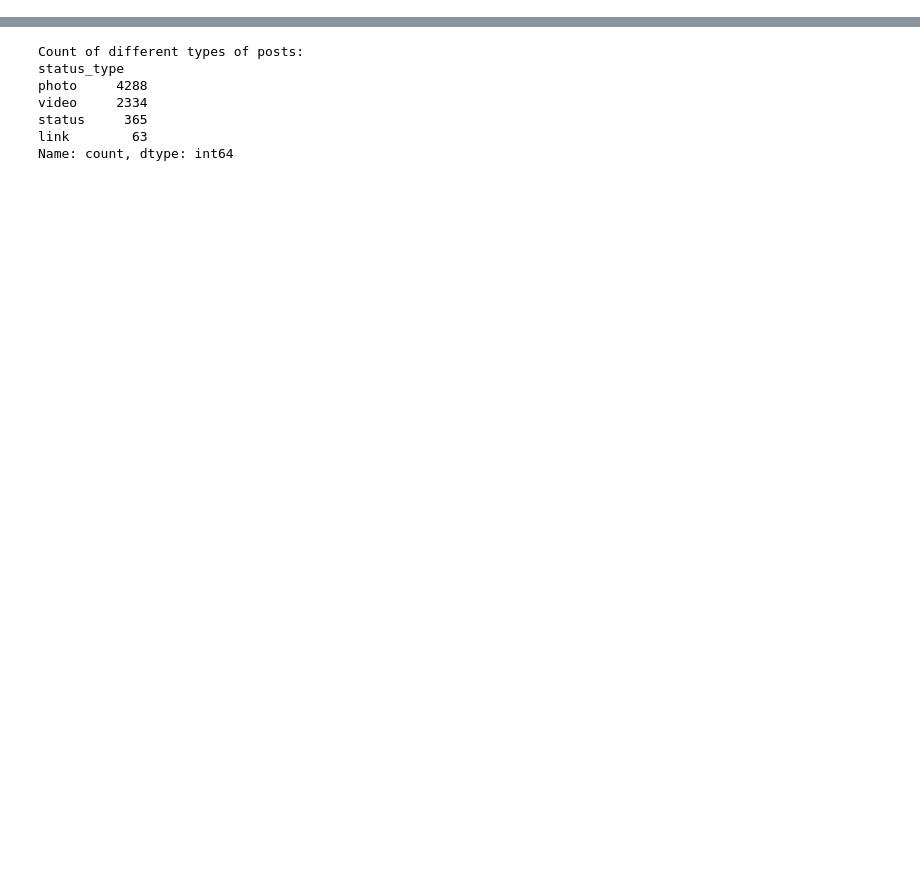
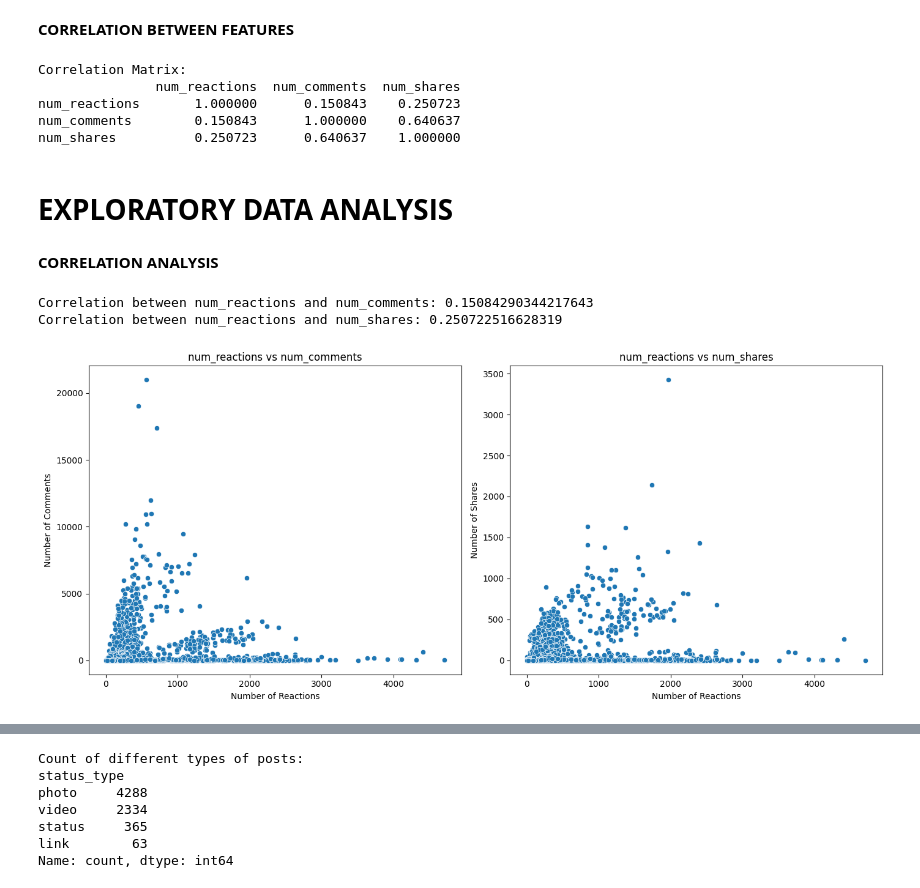
Before and after one commit to anikashaji/Finlatics-Projetcs, a Jupyter notebook: Facebook_Data_analysis.ipynb, the cells around one changed output, grey strips where cells are left out. Drawn from its saved outputs; the diff is of its cells as text; code cells hidden in the pictures; blank space fills up the shorter version.

```diff
--- a/Facebook_Data_analysis.ipynb
+++ b/Facebook_Data_analysis.ipynb
@@ -37,0 +90,3 @@ The correlation between 'num_shares' and 'num_comments' is positive with a moder
+# %%
+df = df.drop(columns=['Column1', 'Column2', 'Column3',
+       'Column4'])
@@ -37,0 +137,52 @@ The correlation between 'num_shares' and 'num_comments' is positive with a moder
+# %% [markdown]
+**CORRELATION BETWEEN FEATURES**
+# %%
+correlations = df[['num_reactions', 'num_comments', 'num_shares']].corr()
+print("Correlation Matrix:")
+print(correlations)
+# %% [output]
+Correlation Matrix:
+               num_reactions  num_comments  num_shares
+num_reactions       1.000000      0.150843    0.250723
+num_comments        0.150843      1.000000    0.640637
+num_shares          0.250723      0.640637    1.000000
+# %% [markdown]
+# **EXPLORATORY DATA ANALYSIS**
+# %% [markdown]
+**CORRELATION ANALYSIS**
+# %%
+import matplotlib.pyplot as plt
+import seaborn as sns
+
+# Calculate correlation coefficients
+correlation_comments = df['num_reactions'].corr(df['num_comments'])
+correlation_shares = df['num_reactions'].corr(df['num_shares'])
+
+# Display correlation coefficients
+print(f"Correlation between num_reactions and num_comments: {correlation_comments}")
+print(f"Correlation between num_reactions and num_shares: {correlation_shares}")
+# %% [output]
+Correlation between num_reactions and num_comments: 0.15084290344217643
+Correlation between num_reactions and num_shares: 0.250722516628319
+# %%
+#Plotting the scatter plots
+plt.figure(figsize=(14, 6))
+
+# Scatter plot for num_reactions vs num_comments
+plt.subplot(1, 2, 1)
+sns.scatterplot(x=df['num_reactions'], y=df['num_comments'])
+plt.title('num_reactions vs num_comments')
+plt.xlabel('Number of Reactions')
+plt.ylabel('Number of Comments')
+
+# Scatter plot for num_reactions vs num_shares
+plt.subplot(1, 2, 2)
+sns.scatterplot(x=df['num_reactions'], y=df['num_shares'])
+plt.title('num_reactions vs num_shares')
+plt.xlabel('Number of Reactions')
+plt.ylabel('Number of Shares')
+
+plt.tight_layout()
+plt.show()
+# %% [output]
+[figure, added]
```
Also changed, not shown: parts of 49 cells of this notebook.
